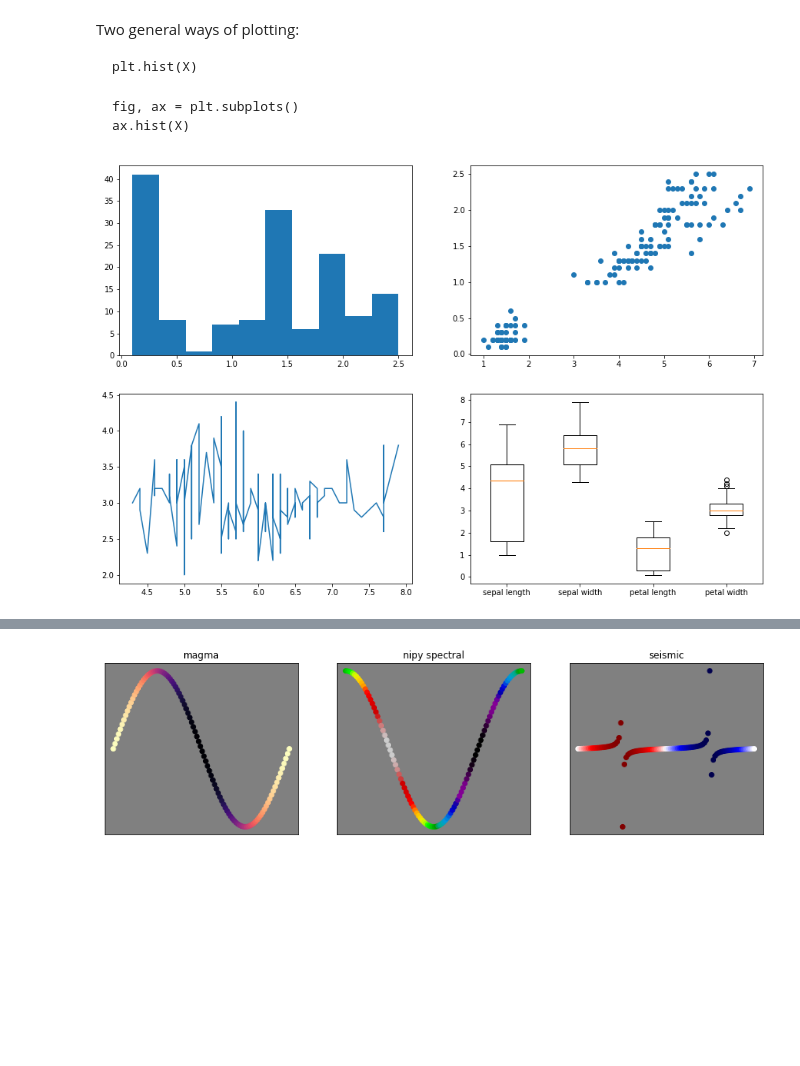
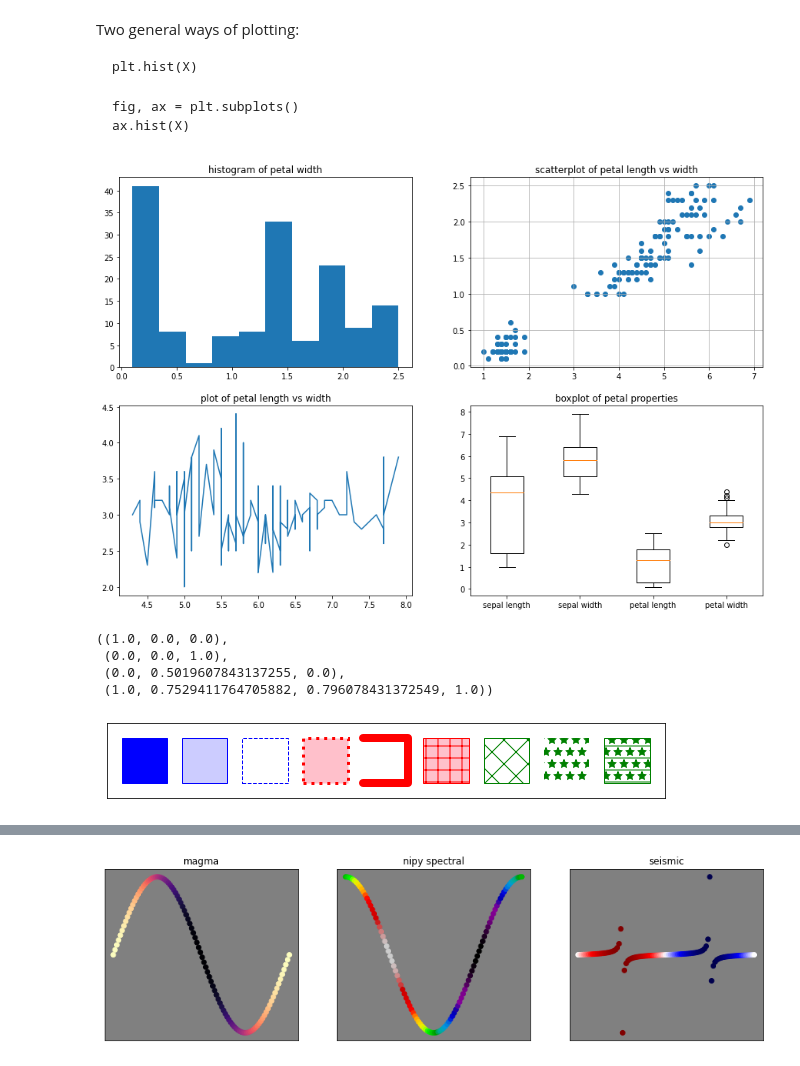
Before and after one commit to fireofearth/document, a Jupyter notebook: python/doc.matplotlib.ipynb, the cells around one changed output, grey strips where cells are left out. Saved outputs shown, nothing was run; the diff lists cells and outputs as text; code cells hidden in the pictures; blank space fills up the shorter version.

```diff
--- a/python/doc.matplotlib.ipynb
+++ b/python/doc.matplotlib.ipynb
@@ -60,19 +60,86 @@ ax.hist(X)
 # %%
 # different kinds of plots
 
 fig, ax = plt.subplots(2,2, figsize=(15, 10))
-ax = ax.ravel()
-ax[0].hist(iris['petal_width'])
-ax[1].scatter(iris['petal_length'], iris['petal_width'])
-ax[2].plot(iris['sepal_length'], iris['sepal_width'])
+# if axes doesn't matter, then use ravel()
+# ax = ax.ravel()
+
+ax[0,0].hist(iris['petal_width'])
+ax[0,0].set_title("histogram of petal width")
+ax[0,1].scatter(iris['petal_length'], iris['petal_width'])
+ax[0,1].set_title("scatterplot of petal length vs width")
+ax[0,1].grid()
+ax[1,0].plot(iris['sepal_length'], iris['sepal_width'])
+ax[1,0].set_title("plot of petal length vs width")
 
 datasets = (iris['petal_length'], iris['sepal_length'], iris['petal_width'], iris['sepal_width'],)
 labels = list( map(lambda s: s.replace('_', ' '), iris.columns.tolist()) )[:4]
 
-ax[3].boxplot(datasets, labels=labels)
+ax[1,1].boxplot(datasets, labels=labels)
+ax[1,1].set_title("boxplot of petal properties")
+
 None
 # %% [output]
-[figure, old version]
+[figure, new version]
+# %%
+# convert color string to RGB tuple
+clr.to_rgb('red'), clr.to_rgb('blue'), clr.to_rgb('green'), clr.to_rgba('pink')
+# %% [output]
+((1.0, 0.0, 0.0),
+ (0.0, 0.0, 1.0),
+ (0.0, 0.5019607843137255, 0.0),
+ (1.0, 0.7529411764705882, 0.796078431372549, 1.0))
+# %%
+# styling boxes
+# hatch styles are '/', '\\', '|', '-', '+', 'x', 'o', 'O', '.', '*'
+# edge styles are '-', '--', '-.', ':', ''
+a = np.array([
+    [0, 0],
+    [3, 0],
+    [3, 3],
+    [0, 3]
+])
+shift = np.array([4, 0])
+plt.figure(figsize=(10, 6))
+ax = plt.subplot(111)
+
+poly = patches.Polygon(a, color='blue', fc='blue')
+ax.add_patch(poly)
+
+tup = list(clr.to_rgba('blue'))
+tup[3] = 0.2
+poly = patches.Polygon(a + shift, color='blue', fc=tup)
+ax.add_patch(poly)
+
+poly = patches.Polygon(a + 2*shift, color='blue', fc='none', ls='--')
+ax.add_patch(poly)
+
+poly = patches.Polygon(a + 3*shift, color='red', fc='pink', ls=':', lw=3)
+ax.add_patch(poly)
+
+poly = patches.Polygon(a + 4*shift, closed=False, color='red', fc='none', lw=8,
+                       capstyle='round', joinstyle='round')
+ax.add_patch(poly)
+
+poly = patches.Polygon(a + 5*shift, color='red', fc='pink', hatch='+')
+ax.add_patch(poly)
+
+poly = patches.Polygon(a + 6*shift, color='green', fc='none', hatch='x')
+ax.add_patch(poly)
+
+poly = patches.Polygon(a + 7*shift, ec='green', fc='none', lw=0, hatch='*')
+ax.add_patch(poly)
+
+poly = patches.Polygon(a + 8*shift, ec='green', fc='none', hatch='*-')
+ax.add_patch(poly)
+
+ax.set_xlim([-1, 36])
+ax.set_ylim([-1, 4])
+ax.set_xticks([])
+ax.set_yticks([])
+ax.set_aspect("equal")
+# %% [output]
+[figure, added]
 # %%
 # Creating a video animation
 # Other methods don't work very well
```
Also changed, not shown: parts of 1 cell of this notebook, 10 other files.
